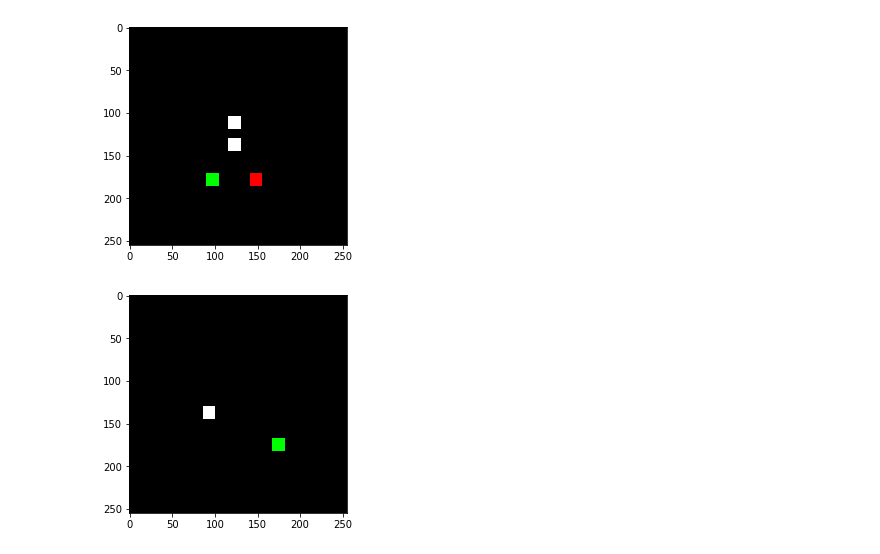
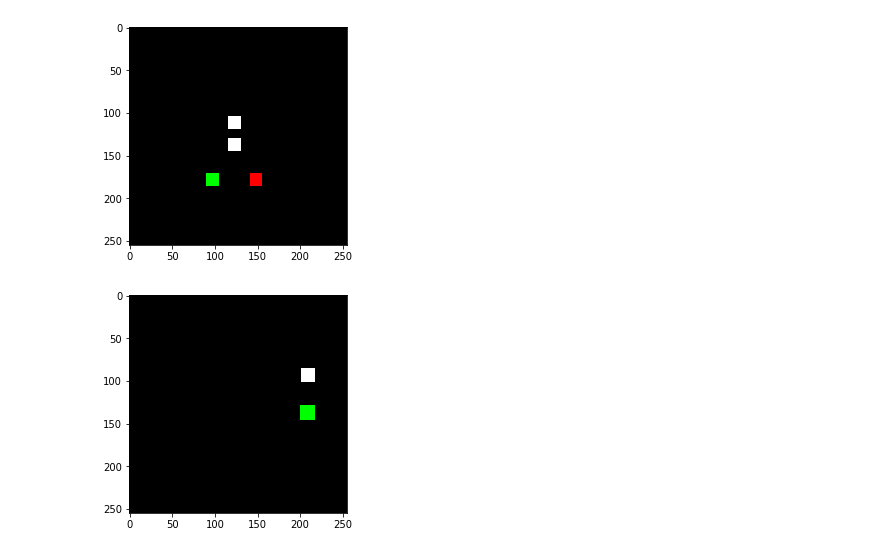
Before and after one commit to kurtrm/bearing_rate_analysis, a Jupyter notebook: nav_lights_analysis.ipynb, the cells around one changed output. Cells and saved outputs as stored; diff of their text form; code cells hidden in the pictures.

```diff
--- a/nav_lights_analysis.ipynb
+++ b/nav_lights_analysis.ipynb
@@ -283,7 +283,7 @@ def broad_less_than_50_meters_starboard():
 # %%
 lt_50m_broad_starboard_images = broad_less_than_50_meters_starboard()
 # %%
-plt.imshow(lt_50m_broad_starboard_images[201].reshape(255, 255, 3))
+plt.imshow(lt_50m_broad_starboard_images[459].reshape(255, 255, 3))
 plt.show();
 # %% [output]
-[figure, old version]
+[figure, new version]
```
Also changed, not shown: parts of 3 cells of this notebook.
